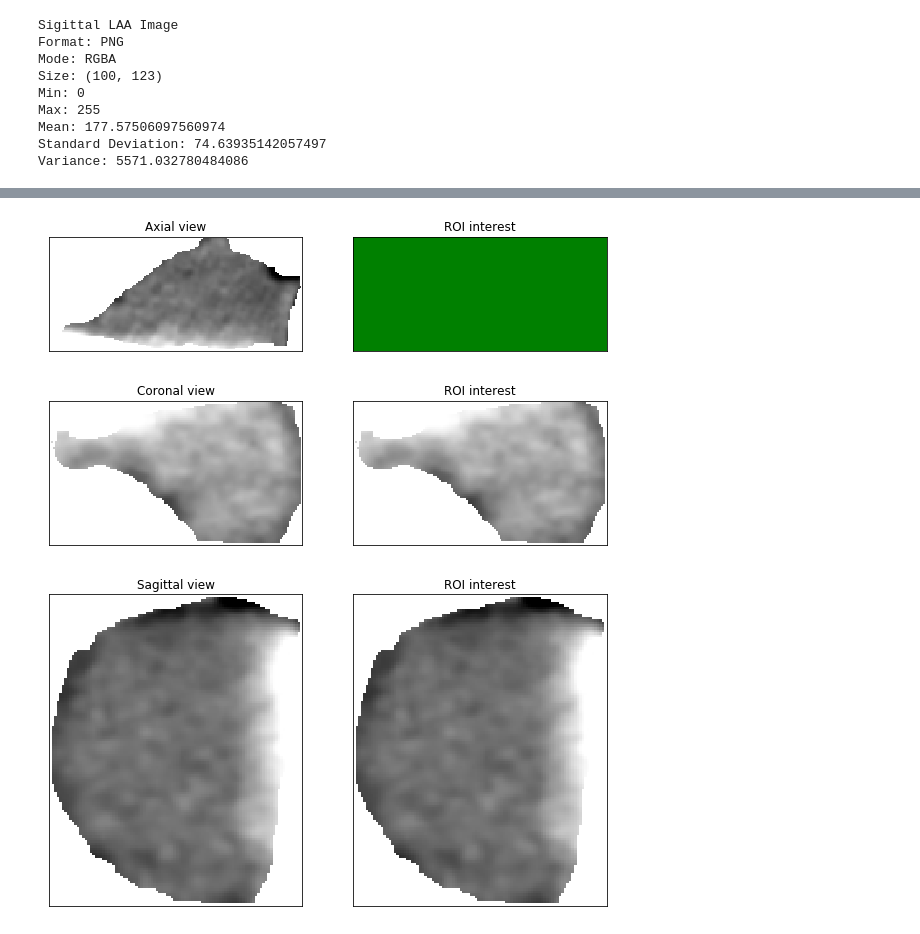
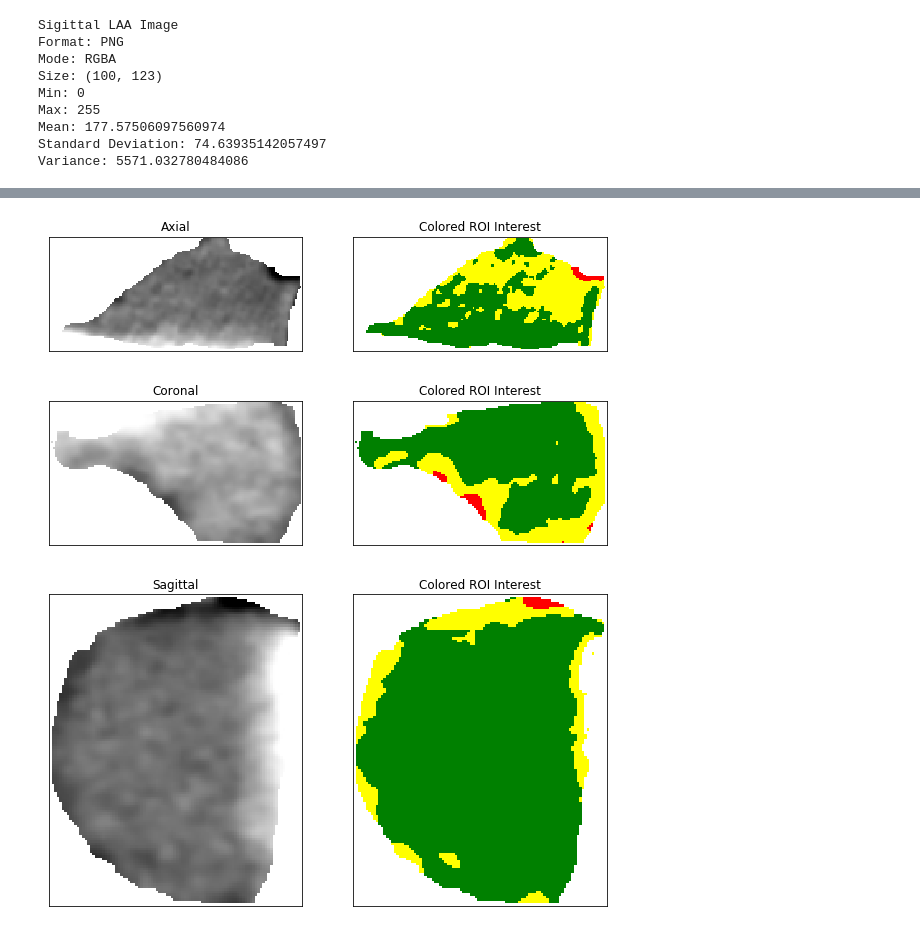
Before and after one commit to trabdlkarim/comu-ce-summer-internship, a Jupyter notebook: notebook/ASSGN_2020-07-20.ipynb, the cells around one changed output, grey strips where cells are left out. Saved outputs shown, nothing was run; the diff lists cells and outputs as text; code cells hidden in the pictures.

```diff
--- a/notebook/ASSGN_2020-07-20.ipynb
+++ b/notebook/ASSGN_2020-07-20.ipynb
@@ -147,12 +147,13 @@ def colorize(img):
     new_img = img[:,:,:]
     for r in range(rows):
         for c in range(cols):
-            if(new_img[r][c][0] != 255 and new_img[r][c][1] != 255, new_img[r][c][2] != 255 ):
+            if (new_img[r][c][0]  != 255) and (new_img[r][c][1] != 255) and (new_img[r][c][2] != 255):
+                #print(new_img[r][c])
                 d = distance(new_img[r][c])
-                if (mean-std) < d  or (mean+std) > d:
+                if (mean-std) < d  and (mean+std) > d:
                     assign(new_img[r][c],green)
-                elif (mean-2*std) < d  or (mean+2*std) > d:
+                elif (mean-2*std) < d  and (mean+2*std) > d:
                     assign(new_img[r][c],yellow)
-                elif (mean-3*std) < d  or (mean+3*std) > d:
+                elif (mean-3*std) < d  and (mean+3*std) > d:
                     assign(new_img[r][c],red)
     return new_img
@@ -179,12 +160,12 @@ array([[[255, 255, 255],
 # %%
-show_fig(axial,"Axial view",colorize(np.array(axial)[:,:,:3]),"ROI interest")
+show_fig(axial,"Axial",colorize(np.array(axial)[:,:,:3]),"Colored ROI Interest")
 # %% [output]
-[figure, old version]
+[figure, new version]
 # %%
-show_fig(coronal,"Coronal view",colorize(np.array(coronal)[:,:,:3]),"ROI interest")
+show_fig(coronal,"Coronal",colorize(np.array(coronal)[:,:,:3]),"Colored ROI Interest")
 # %% [output]
-[figure, old version]
+[figure, new version]
 # %%
-show_fig(sagittal,"Sagittal view",colorize(np.array(sagittal)[:,:,:3]),"ROI interest")
+show_fig(sagittal,"Sagittal",colorize(np.array(sagittal)[:,:,:3]),"Colored ROI Interest")
 # %% [output]
-[figure, old version]
+[figure, new version]
```
Also changed, not shown: parts of 1 cell of this notebook, 1 other file.
